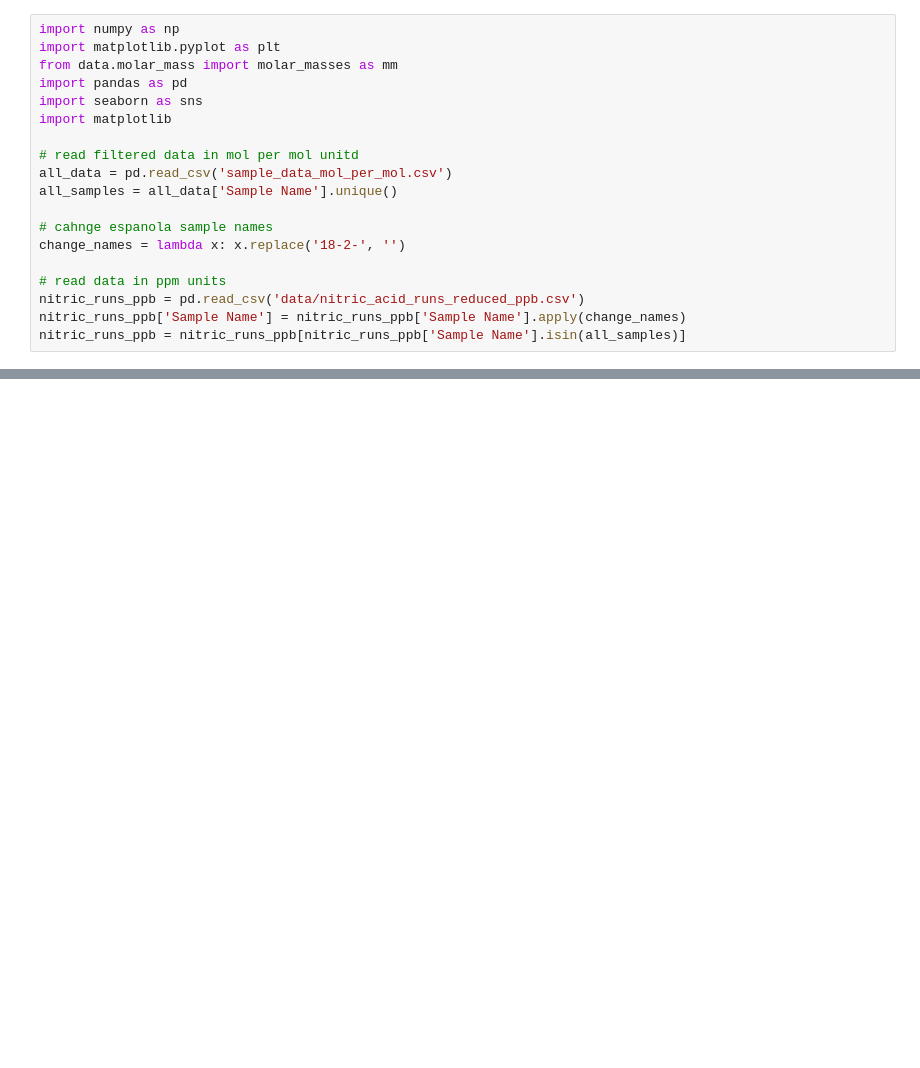
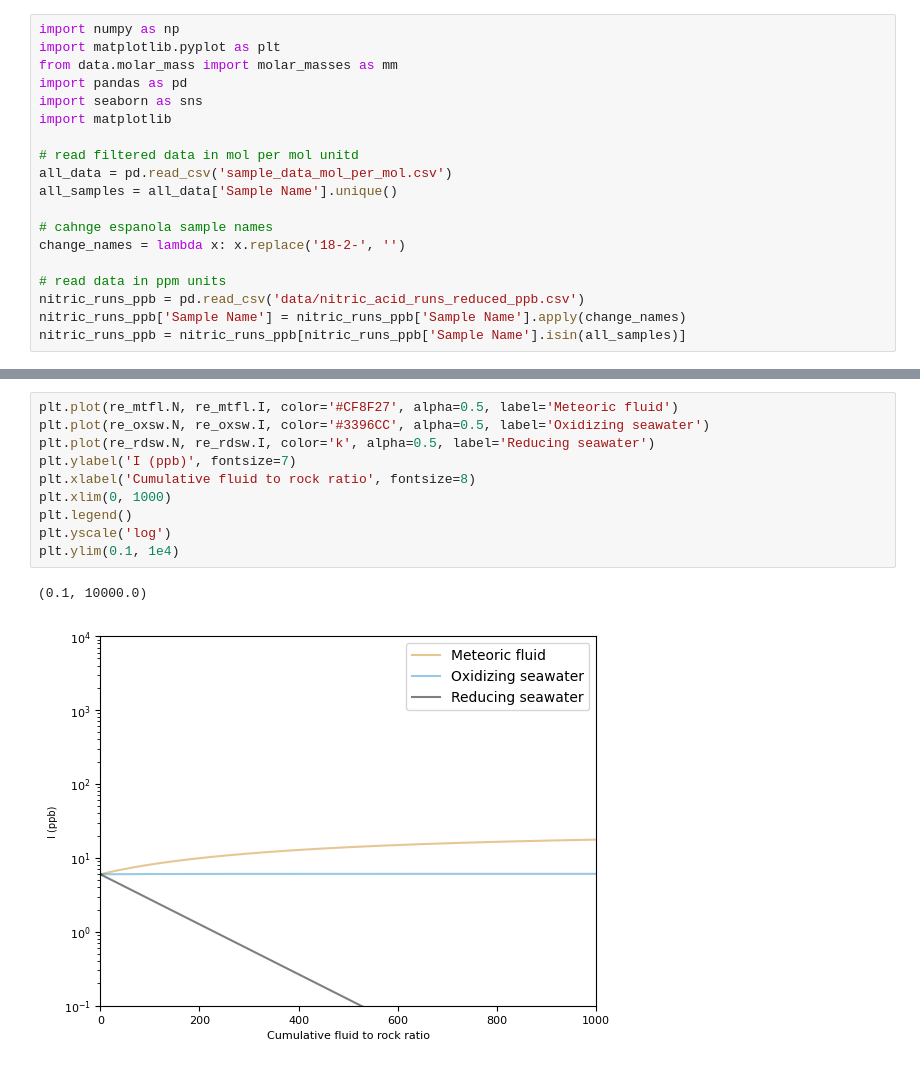
Before and after one commit to DanyIvan/Iodine_vs_cerium_anomalies_GOE, a Jupyter notebook: BannerHanson.ipynb, the cells around one changed output, grey strips where cells are left out. Saved outputs shown, nothing was run; the diff lists cells and outputs as text; blank space fills up the shorter version.

```diff
--- a/BannerHanson.ipynb
+++ b/BannerHanson.ipynb
@@ -456,0 +665,13 @@ plt.savefig('plots/BannerHanson_model.pdf',  bbox_inches='tight')
+# %%
+plt.plot(re_mtfl.N, re_mtfl.I, color='#CF8F27', alpha=0.5, label='Meteoric fluid')
+plt.plot(re_oxsw.N, re_oxsw.I, color='#3396CC', alpha=0.5, label='Oxidizing seawater')
+plt.plot(re_rdsw.N, re_rdsw.I, color='k', alpha=0.5, label='Reducing seawater')
+plt.ylabel('I (ppb)', fontsize=7)
+plt.xlabel('Cumulative fluid to rock ratio', fontsize=8)
+plt.xlim(0, 1000)
+plt.legend()
+plt.yscale('log')
+plt.ylim(0.1, 1e4)
+# %% [output]
+(0.1, 10000.0)
+[figure, added]
```
Also changed, not shown: parts of 11 cells of this notebook, 10 other files.
